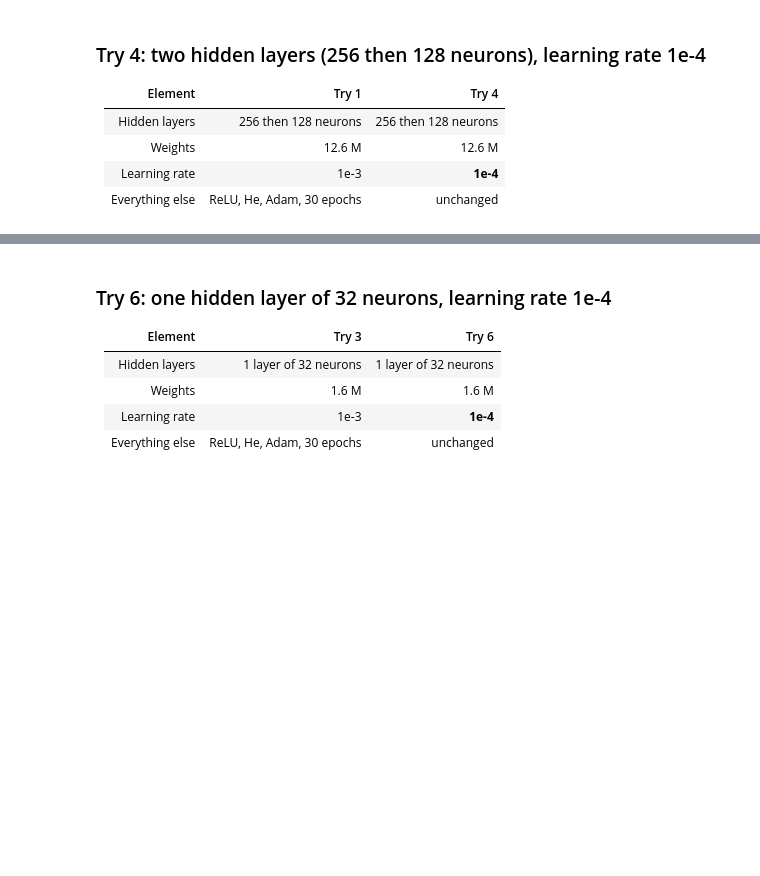
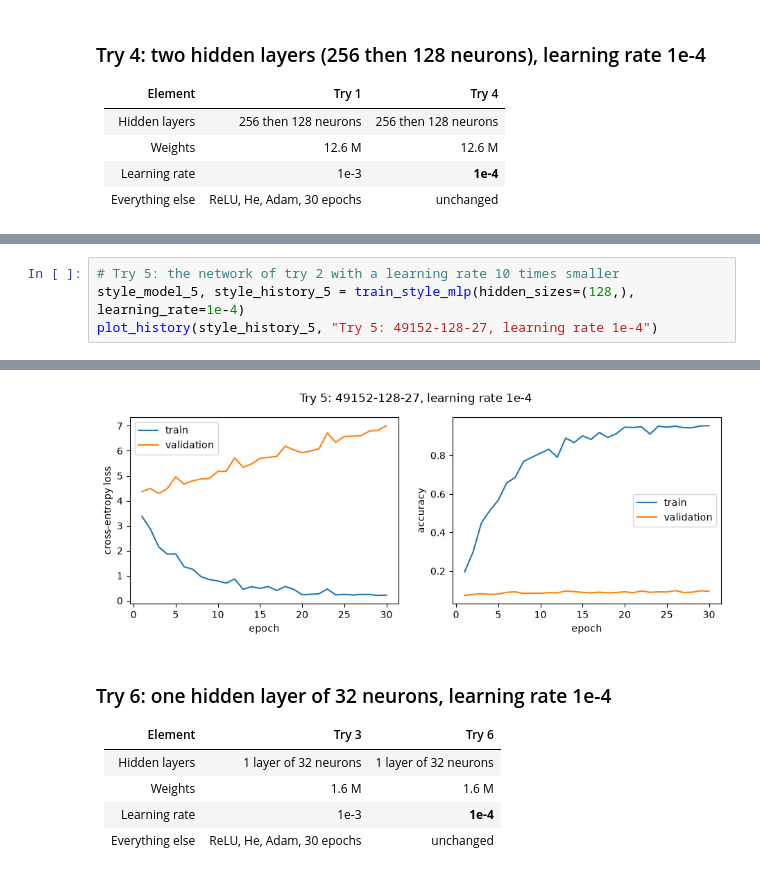
Before and after one commit to lcaquelin/Neural_Networks, a Jupyter notebook: notebooks/04_feed_forward.ipynb, the cells around one changed output, grey strips where cells are left out. Drawn from its saved outputs; the diff is of its cells as text; blank space fills up the shorter version.

```diff
--- a/notebooks/04_feed_forward.ipynb
+++ b/notebooks/04_feed_forward.ipynb
@@ -323,0 +343,5 @@ epoch 30 | train loss 0.139 acc 0.968 | val loss 6.793 acc 0.094 | 5.6 s
+# %%
+# Try 5: the network of try 2 with a learning rate 10 times smaller
+style_model_5, style_history_5 = train_style_mlp(hidden_sizes=(128,), learning_rate=1e-4)
+plot_history(style_history_5, "Try 5: 49152-128-27, learning rate 1e-4")
+# %% [output]
@@ -324,3 +365,4 @@ epoch 30 | train loss 0.139 acc 0.968 | val loss 6.793 acc 0.094 | 5.6 s
+[figure, added]
 # %% [markdown]
 ### Try 6: one hidden layer of 32 neurons, learning rate 1e-4
 
```
Also changed, not shown: parts of 22 cells of this notebook, 1 other file.
